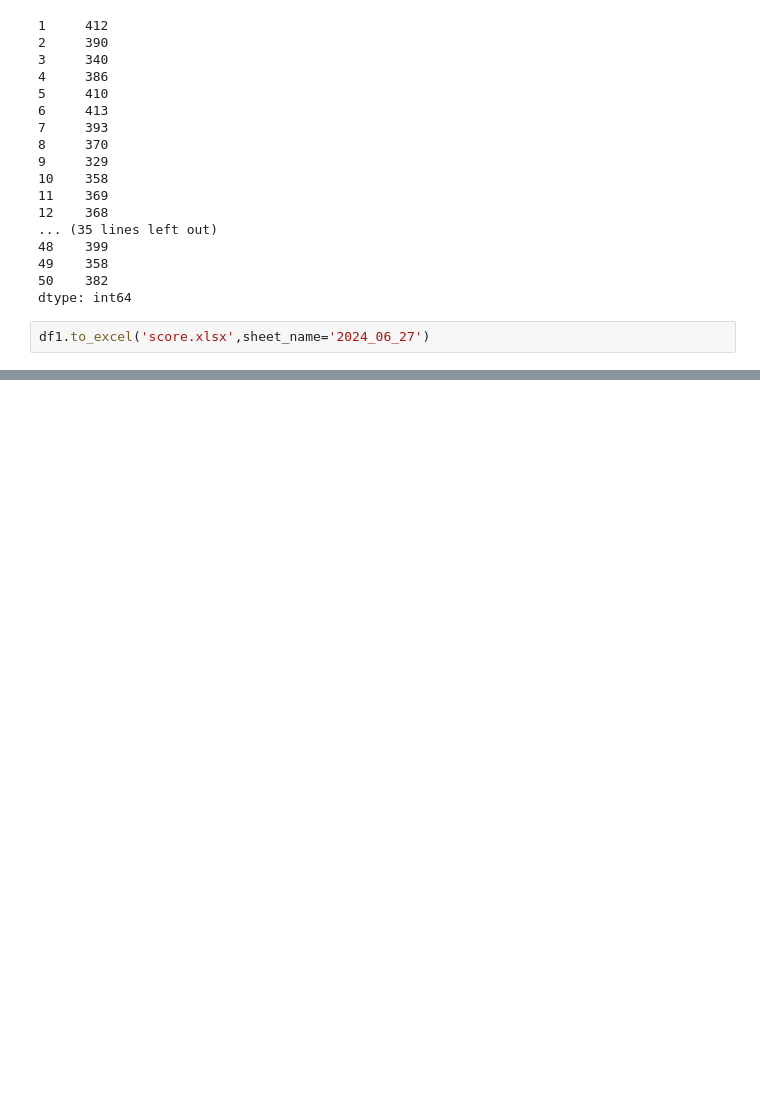
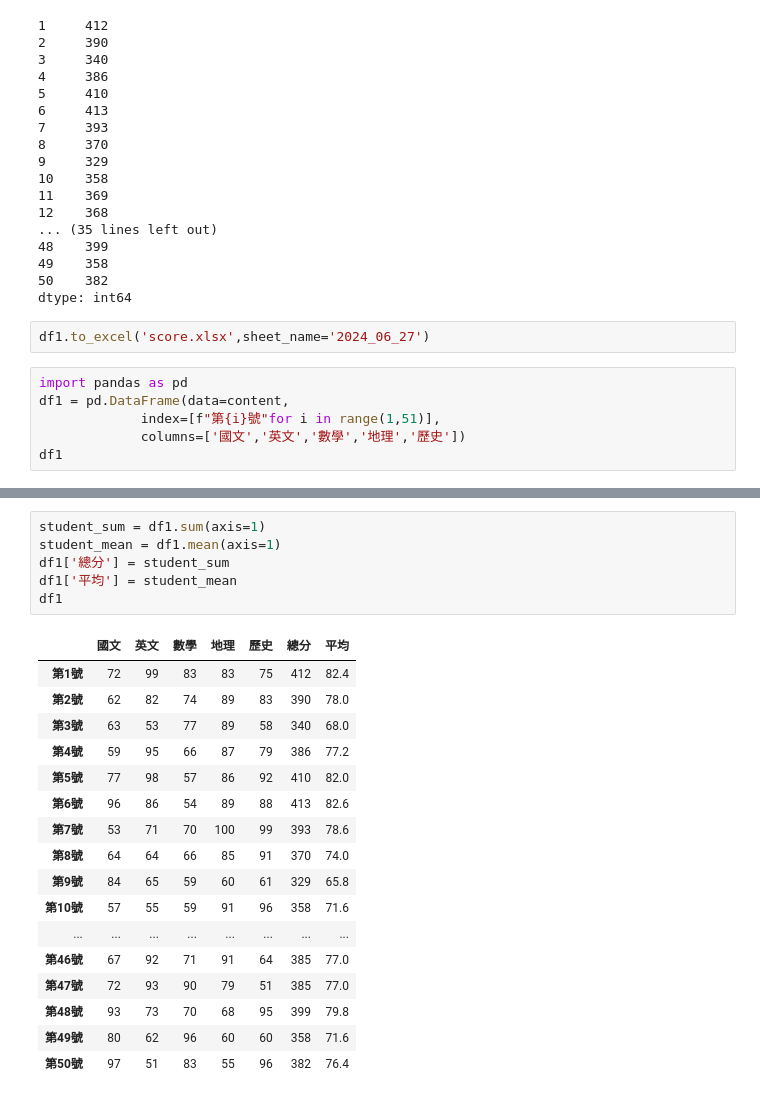
Before and after one commit to Knc5567/_python_test, a Jupyter notebook: lesson11.ipynb, the cells around one changed output, grey strips where cells are left out. Drawn from its saved outputs; the diff is of its cells as text; blank space fills up the shorter version.

```diff
--- a/lesson11.ipynb
+++ b/lesson11.ipynb
@@ -111,3 +111,9 @@ df1['國文'] + df1['英文'] + df1['數學'] + df1['地理'] + df1['歷史']
 dtype: int64
 # %%
 df1.to_excel('score.xlsx',sheet_name='2024_06_27')
+# %%
+import pandas as pd
+df1 = pd.DataFrame(data=content,
+             index=[f"第{i}號"for i in range(1,51)],
+             columns=['國文','英文','數學','地理','歷史'])
+df1
@@ -113,0 +182,24 @@ df1.to_excel('score.xlsx',sheet_name='2024_06_27')
+# %%
+student_sum = df1.sum(axis=1)
+student_mean = df1.mean(axis=1)
+df1['總分'] = student_sum
+df1['平均'] = student_mean
+df1
+# %% [output]
+|  | 國文 | 英文 | 數學 | 地理 | 歷史 | 總分 | 平均 |
+| 第1號 | 72 | 99 | 83 | 83 | 75 | 412 | 82.4 |
+| 第2號 | 62 | 82 | 74 | 89 | 83 | 390 | 78.0 |
+| 第3號 | 63 | 53 | 77 | 89 | 58 | 340 | 68.0 |
+| 第4號 | 59 | 95 | 66 | 87 | 79 | 386 | 77.2 |
+| 第5號 | 77 | 98 | 57 | 86 | 92 | 410 | 82.0 |
+| 第6號 | 96 | 86 | 54 | 89 | 88 | 413 | 82.6 |
+| 第7號 | 53 | 71 | 70 | 100 | 99 | 393 | 78.6 |
+| 第8號 | 64 | 64 | 66 | 85 | 91 | 370 | 74.0 |
+| 第9號 | 84 | 65 | 59 | 60 | 61 | 329 | 65.8 |
+| 第10號 | 57 | 55 | 59 | 91 | 96 | 358 | 71.6 |
+| ... | ... | ... | ... | ... | ... | ... | ... |
+| 第46號 | 67 | 92 | 71 | 91 | 64 | 385 | 77.0 |
+| 第47號 | 72 | 93 | 90 | 79 | 51 | 385 | 77.0 |
+| 第48號 | 93 | 73 | 70 | 68 | 95 | 399 | 79.8 |
+| 第49號 | 80 | 62 | 96 | 60 | 60 | 358 | 71.6 |
+| 第50號 | 97 | 51 | 83 | 55 | 96 | 382 | 76.4 |
```
Also changed, not shown: parts of 6 cells of this notebook.
